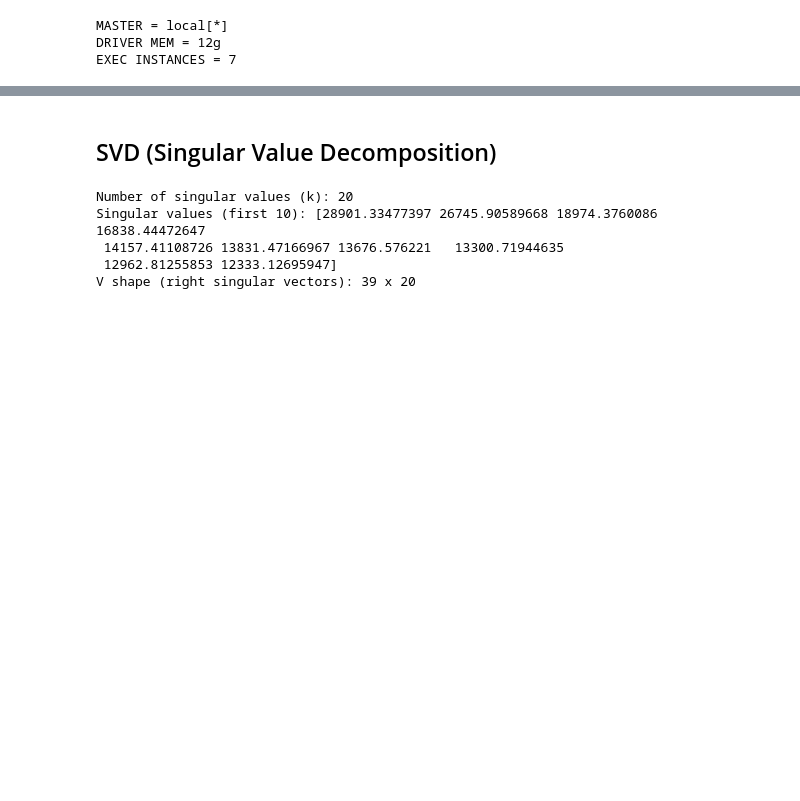
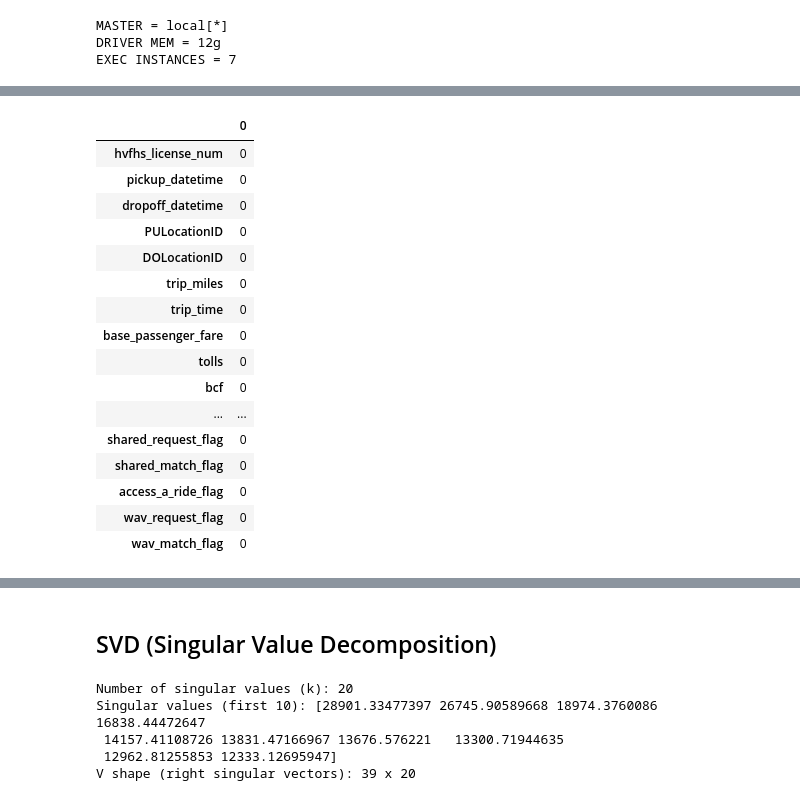
Before and after one commit to javageek2018/SparkGroupProject, a Jupyter notebook: final_model_232r.ipynb, the cells around one changed output, grey strips where cells are left out. Cells and saved outputs as stored; diff of their text form; code cells hidden in the pictures; blank space fills up the shorter version.

```diff
--- a/final_model_232r.ipynb
+++ b/final_model_232r.ipynb
@@ -69,0 +123,25 @@ EXEC INSTANCES = 7
+# %%
+null_summary = df.select([
+    F.count(F.when(F.col(c).isNull(), c)).alias(c)
+    for c in df.columns
+])
+
+null_summary.toPandas().T
+# %% [output]
+|  | 0 |
+| hvfhs_license_num | 0 |
+| pickup_datetime | 0 |
+| dropoff_datetime | 0 |
+| PULocationID | 0 |
+| DOLocationID | 0 |
+| trip_miles | 0 |
+| trip_time | 0 |
+| base_passenger_fare | 0 |
+| tolls | 0 |
+| bcf | 0 |
+| ... | ... |
+| shared_request_flag | 0 |
+| shared_match_flag | 0 |
+| access_a_ride_flag | 0 |
+| wav_request_flag | 0 |
+| wav_match_flag | 0 |
```
Also changed, not shown: parts of 42 cells of this notebook.
